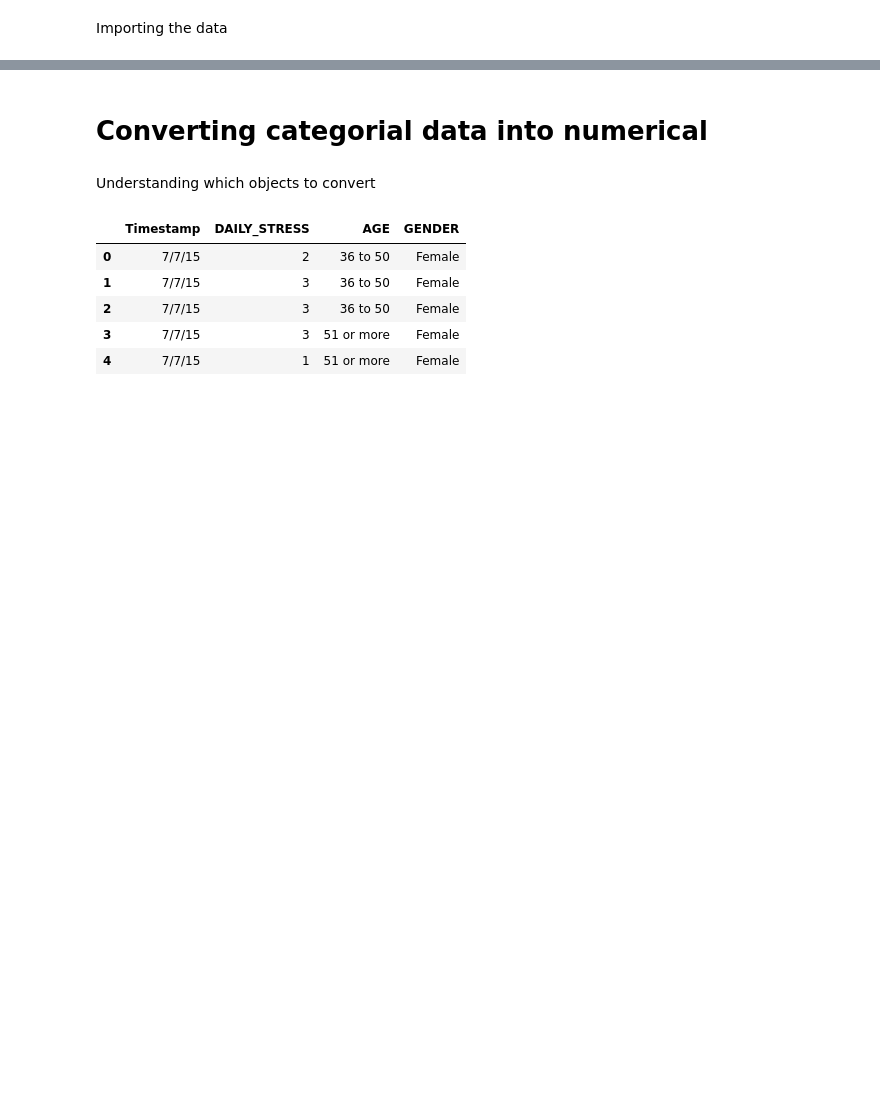
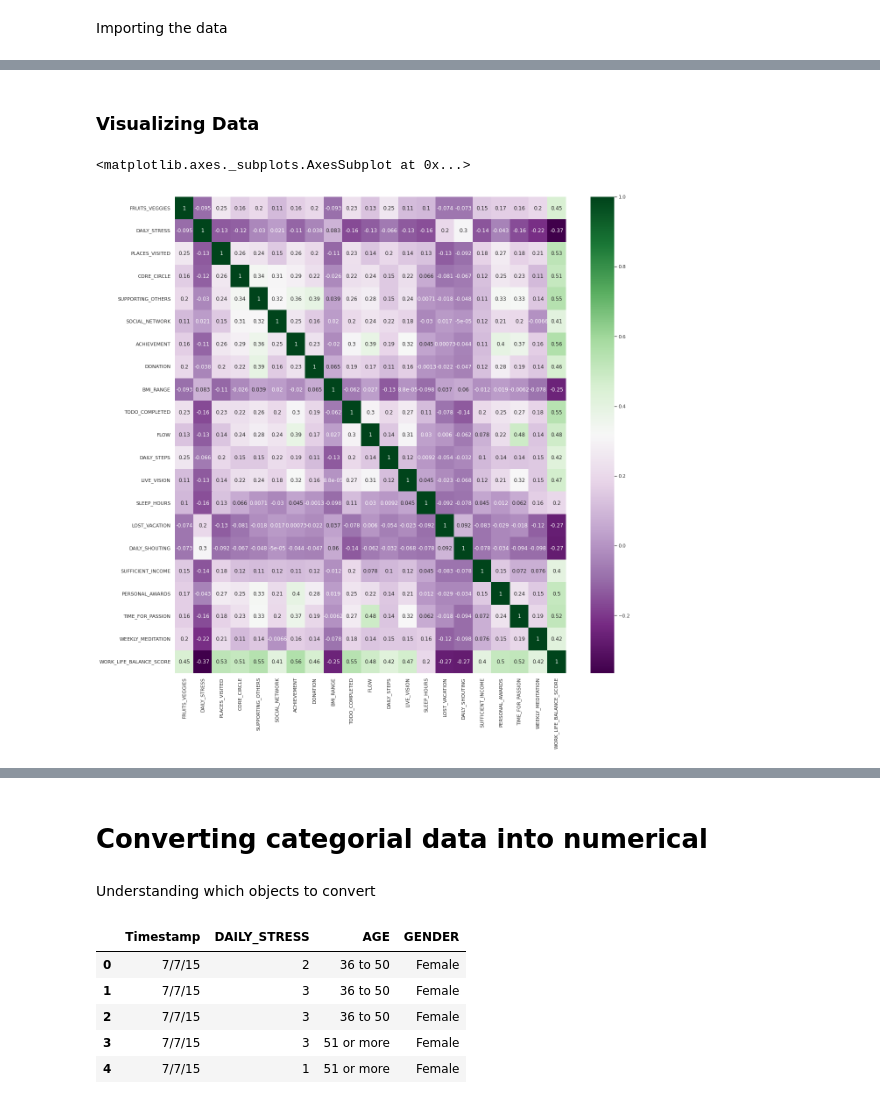
Before and after one commit to revanthmadasu/LifestyleWellbeing, a Jupyter notebook: LifestyleWellbeing.ipynb, the cells around one changed output, grey strips where cells are left out. Cells and saved outputs as stored; diff of their text form; code cells hidden in the pictures; blank space fills up the shorter version.

Commit message:
heat patterns, corelations on data

```diff
--- a/LifestyleWellbeing.ipynb
+++ b/LifestyleWellbeing.ipynb
@@ -14,0 +75,11 @@ y = dataset.iloc[:, -1].values
+# %% [markdown]
+### Visualizing Data
+# %%
+import seaborn as sns
+plt.figure(figsize=(20,20))
+sns.diverging_palette(145, 300, s=60, as_cmap=True)
+# sns.heatmap(dataset.corr())
+sns.heatmap(dataset.corr(),cbar=True,annot=True,cmap="PRGn")
+# %% [output]
+<matplotlib.axes._subplots.AxesSubplot at 0x...>
+[figure, added]
```
Also changed, not shown: parts of 19 cells of this notebook.
